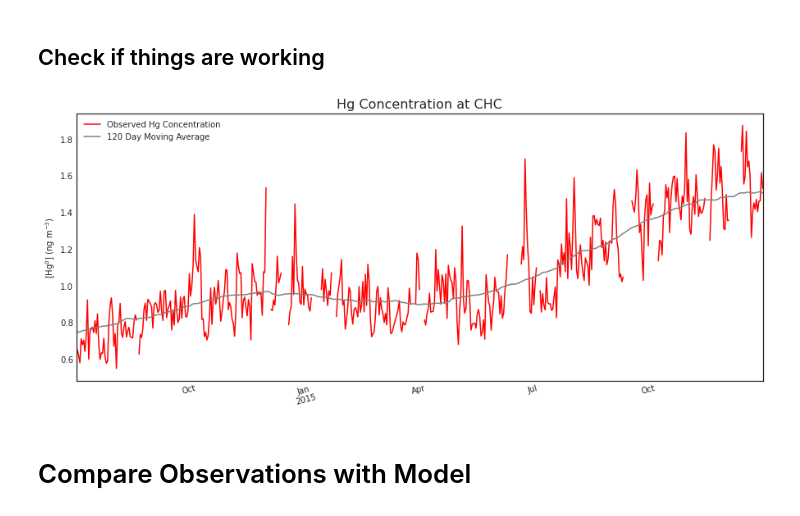
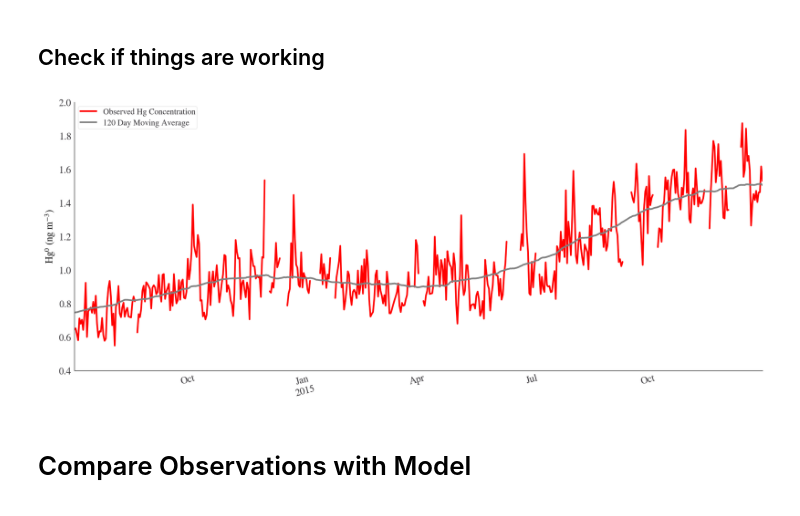
Before and after one commit to Shakes-tzd/MIT_TPP_thesis, a Jupyter notebook: JPnotebooks/model_outVSobs.ipynb, the cells around one changed output. Cells and saved outputs as stored; diff of their text form; code cells hidden in the pictures.

```diff
--- a/JPnotebooks/model_outVSobs.ipynb
+++ b/JPnotebooks/model_outVSobs.ipynb
@@ -17,7 +17,10 @@ from scipy import stats
 import cartopy.crs as ccrs
 from gamap_colormap import WhGrYlRd  # import the "WhGrYlRd" variable from my custom Python script
 import seaborn as sns
-plt.style.use('seaborn-white')
+# Plot settings
+plt.style.use(
+    "https://github.com/aeturrell/coding-for-economists/raw/main/plot_style.txt"
+)
 # %% [markdown]
 # Ari's Code to get no asgm model output
 # %%
@@ -327,18 +330,18 @@ obs_start_d=str(obs.index[0]).split(' ')[0]
 # %%
 fig, ax = plt.subplots(figsize=(15,6))
 obs.value.plot(color = 'r',label = 'Observed Hg Concentration',ax=ax)
 obs_av.value.plot(color = 'grey',label = '120 Day Moving Average',ax=ax)
-plt.title("Hg Concentration at CHC", fontsize=16)
-plt.ylabel('[Hg$^0$] (ng m$^{-3}$)')
+#plt.title("Hg Concentration at CHC", fontsize=16)
+plt.ylabel('Hg$^0$ (ng m$^{-3}$)')
 plt.xlabel('')
 plt.xticks(rotation=15)
 plt.legend()#labels=["Observed Hg Concentration","120 day Moving Average"],loc = 2, bbox_to_anchor = (1,1)
 name='ObsTimeSeries'
 savepath='/home/tzd/fs03/d1/tzd/Data_analysis/MIT_TPP_thesis/figures/GMOS_Sites/'+name+'.pdf'
 fig.savefig(savepath,bbox_inches='tight')
 plt.show()
 # %% [output]
-[figure, old version]
+[figure, new version]
 # %% [markdown]
 # Compare Observations with Model
 # %% [markdown]
```
Also changed, not shown: 3 other files.
